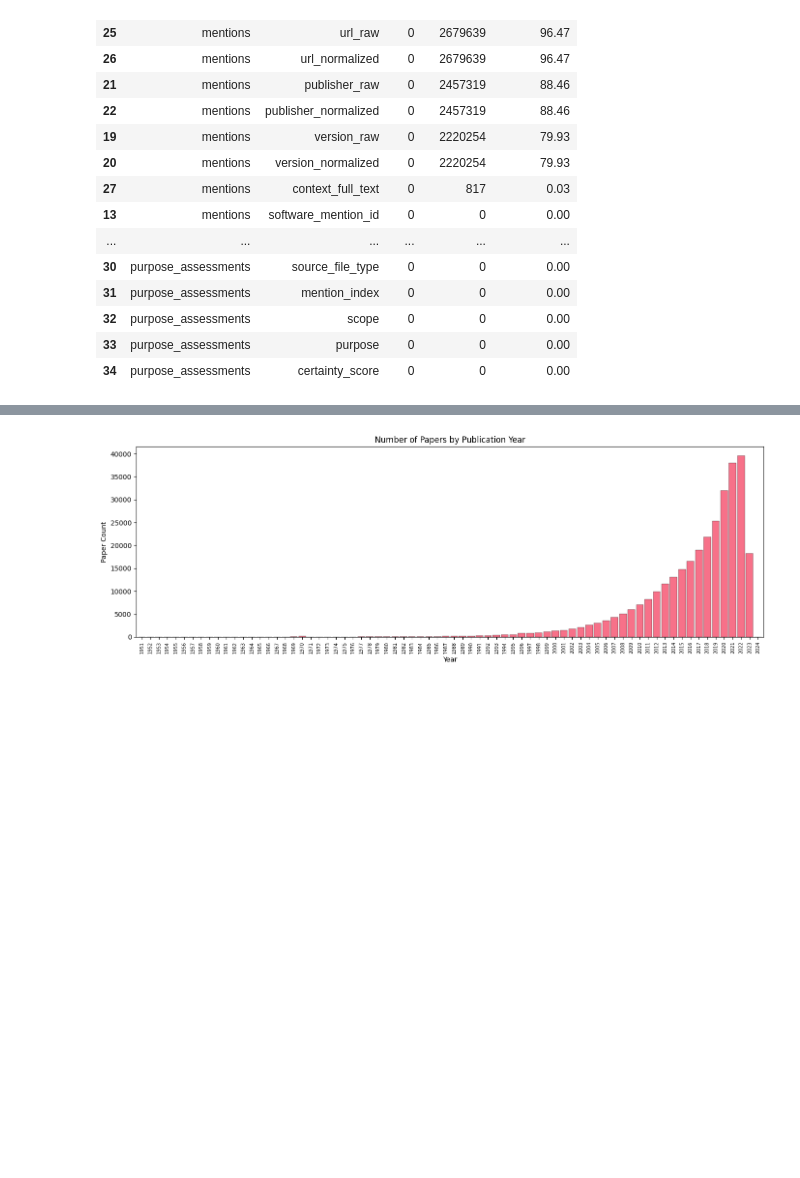
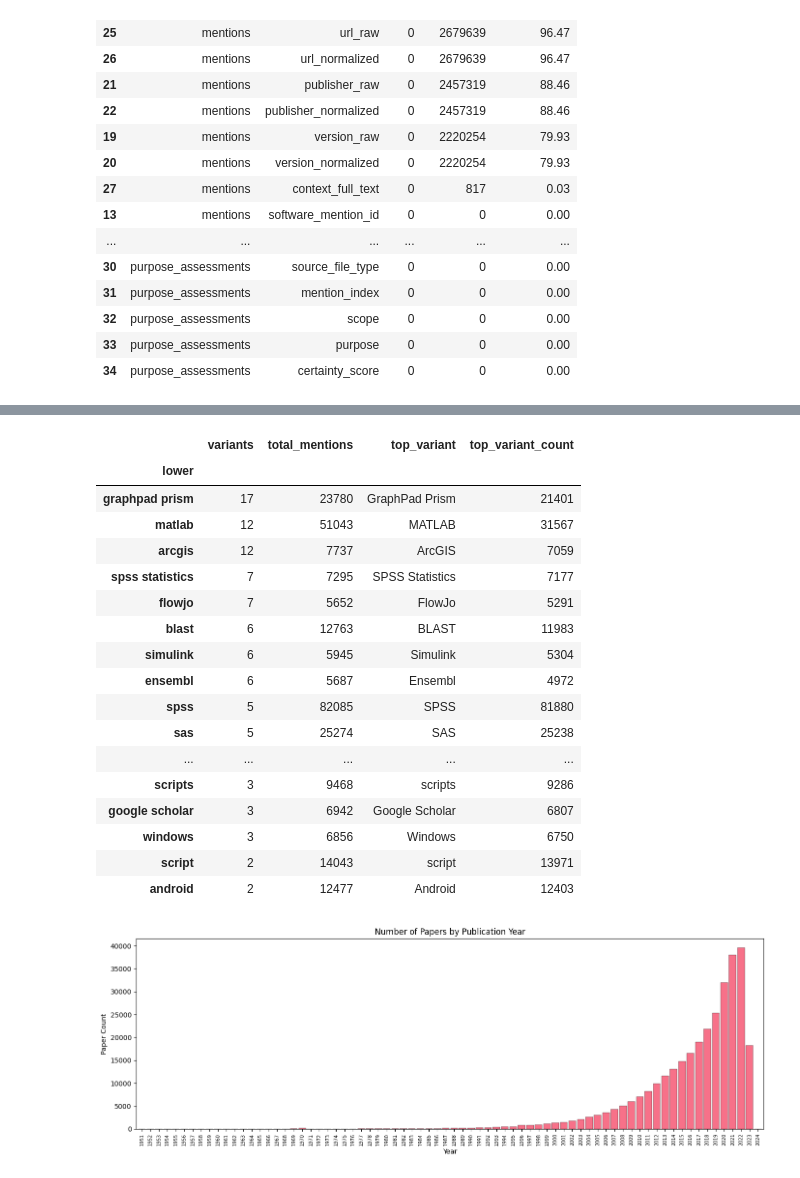
Before and after one commit to kierangivens/softcite-extractions-oa, a Jupyter notebook: softcite_analysis.ipynb, the cells around one changed output, grey strips where cells are left out. Cells and saved outputs as stored; diff of their text form; code cells hidden in the pictures; blank space fills up the shorter version.

Commit message:
Create table for the top 25 softwares with varying names

```diff
--- a/softcite_analysis.ipynb
+++ b/softcite_analysis.ipynb
@@ -250,3 +272,46 @@ missing_all.sort_values(["table", "pct_missing"], ascending=[True, False])
+# %%
+counts = mentions_df['software_normalized'].value_counts(dropna=False)
+norm_df = counts.rename_axis('software_normalized').reset_index(name='count')
+norm_df['lower'] = norm_df['software_normalized'].str.lower()
+
+variants_per_software = (
+    norm_df.groupby('lower')
+    .agg(
+        variants=('software_normalized', 'nunique'),
+        total_mentions=('count', 'sum'),
+        top_variant=('software_normalized',
+                     lambda s: norm_df.loc[s.index].sort_values('count', ascending=False)
+                                      ['software_normalized'].iloc[0]),
+        top_variant_count=('count', 'max'),
+    )
+    .query('variants > 1')
+    .sort_values('total_mentions', ascending=False)
+    .head(25)
+)
+
+variants_per_software.sort_values(
+    ['variants', 'total_mentions'],
+    ascending=[False, False]
+)
+# %% [output]
+|  | variants | total_mentions | top_variant | top_variant_count |
+| lower |  |  |  |  |
+| graphpad prism | 17 | 23780 | GraphPad Prism | 21401 |
+| matlab | 12 | 51043 | MATLAB | 31567 |
+| arcgis | 12 | 7737 | ArcGIS | 7059 |
+| spss statistics | 7 | 7295 | SPSS Statistics | 7177 |
+| flowjo | 7 | 5652 | FlowJo | 5291 |
+| blast | 6 | 12763 | BLAST | 11983 |
+| simulink | 6 | 5945 | Simulink | 5304 |
+| ensembl | 6 | 5687 | Ensembl | 4972 |
+| spss | 5 | 82085 | SPSS | 81880 |
+| sas | 5 | 25274 | SAS | 25238 |
+| ... | ... | ... | ... | ... |
+| scripts | 3 | 9468 | scripts | 9286 |
+| google scholar | 3 | 6942 | Google Scholar | 6807 |
+| windows | 3 | 6856 | Windows | 6750 |
+| script | 2 | 14043 | script | 13971 |
+| android | 2 | 12477 | Android | 12403 |
 # %%
 fig, ax = plt.subplots(figsize=(14, 5))
 year_counts = papers_df['published_year'].dropna().astype(int)
```
Also changed, not shown: parts of 1 cell of this notebook.
